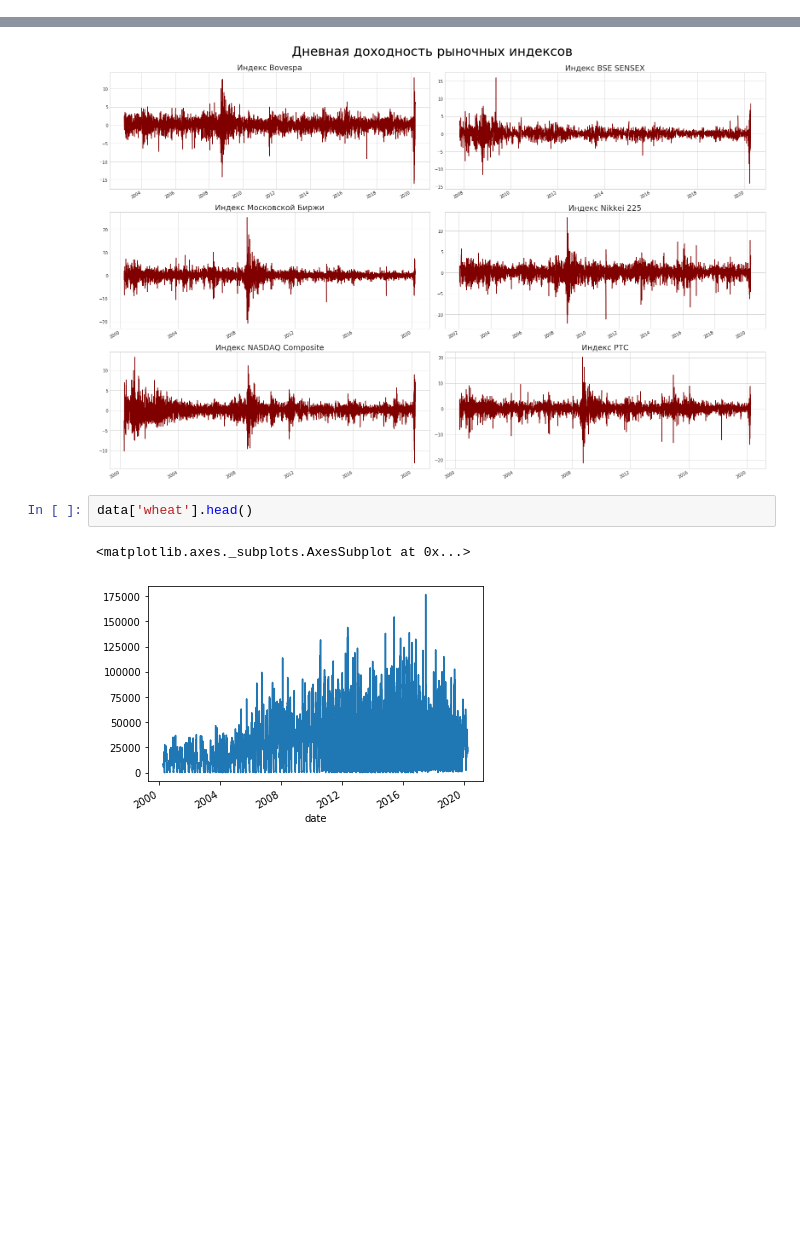
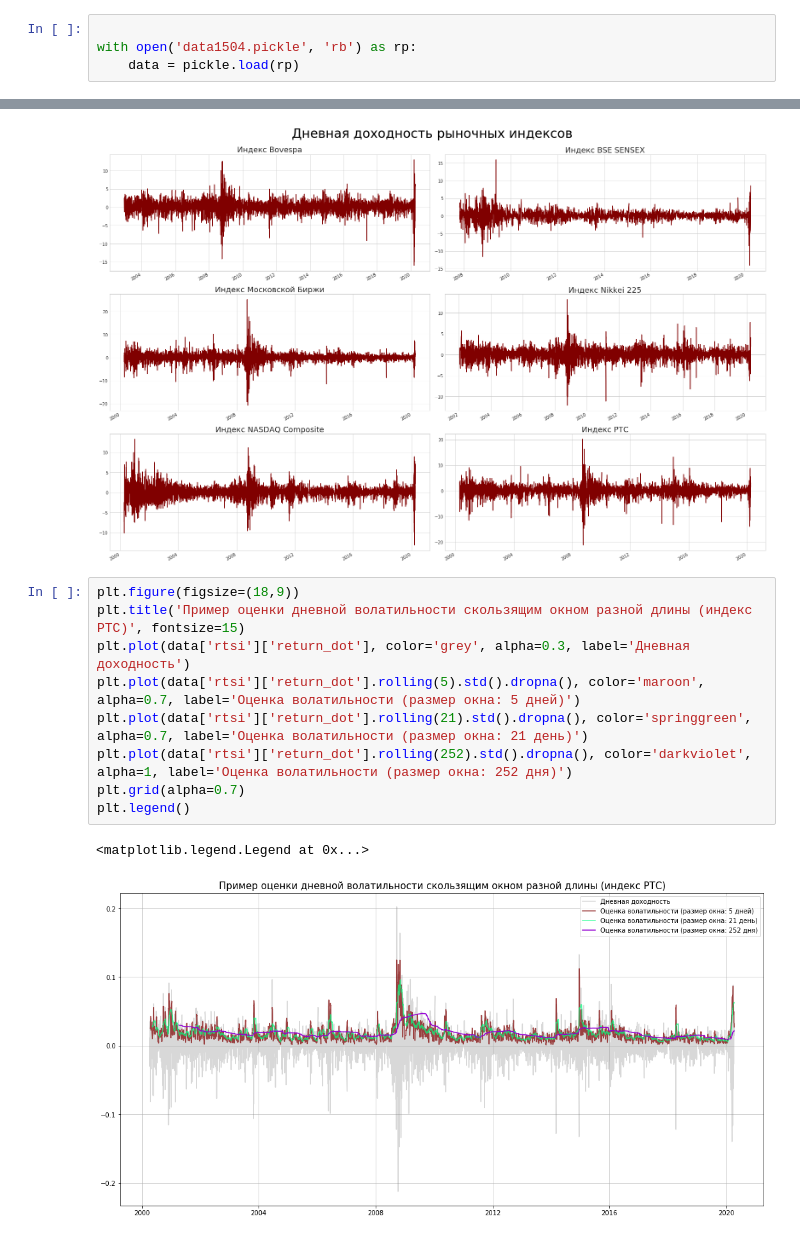
Before and after one commit to georgypv/time-series-analysis, a Jupyter notebook: data exploration.ipynb, the cells around one changed output, grey strips where cells are left out. Saved outputs shown, nothing was run; the diff lists cells and outputs as text; blank space fills up the shorter version.

```diff
--- a/data exploration.ipynb
+++ b/data exploration.ipynb
@@ -78,6 +78,10 @@ for i in os.listdir('./data'):
 
 # with open('data1504.pickle', 'wb') as pp:
 #     pickle.dump(data, pp)
+# %%
+
+with open('data1504.pickle', 'rb') as rp:
+    data = pickle.load(rp)
 # %%
 mapping = {'alum':'Алюминий (тонна/доллар США)',
             'bovespa':'Индекс Bovespa',
@@ -170,8 +174,15 @@ plot_func(commodities, col_to_plot='return', title='Дневная доходн
 plot_func(indicies, col_to_plot='return', title='Дневная доходность рыночных индексов', color='maroon')
 # %% [output]
 [figure]
-# %%
-data['wheat'].head()
-# %% [output]
-<matplotlib.axes._subplots.AxesSubplot at 0x...>
-[figure, removed]
+# %%
+plt.figure(figsize=(18,9))
+plt.title('Пример оценки дневной волатильности скользящим окном разной длины (индекс РТС)', fontsize=15)
+plt.plot(data['rtsi']['return_dot'], color='grey', alpha=0.3, label='Дневная доходность')
+plt.plot(data['rtsi']['return_dot'].rolling(5).std().dropna(), color='maroon', alpha=0.7, label='Оценка волатильности (размер окна: 5 дней)')
+plt.plot(data['rtsi']['return_dot'].rolling(21).std().dropna(), color='springgreen', alpha=0.7, label='Оценка волатильности (размер окна: 21 день)')
+plt.plot(data['rtsi']['return_dot'].rolling(252).std().dropna(), color='darkviolet', alpha=1, label='Оценка волатильности (размер окна: 252 дня)')
+plt.grid(alpha=0.7)
+plt.legend()
+# %% [output]
+<matplotlib.legend.Legend at 0x...>
+[figure, added]
```
Also changed, not shown: parts of 1 cell of this notebook, 4 other files.
